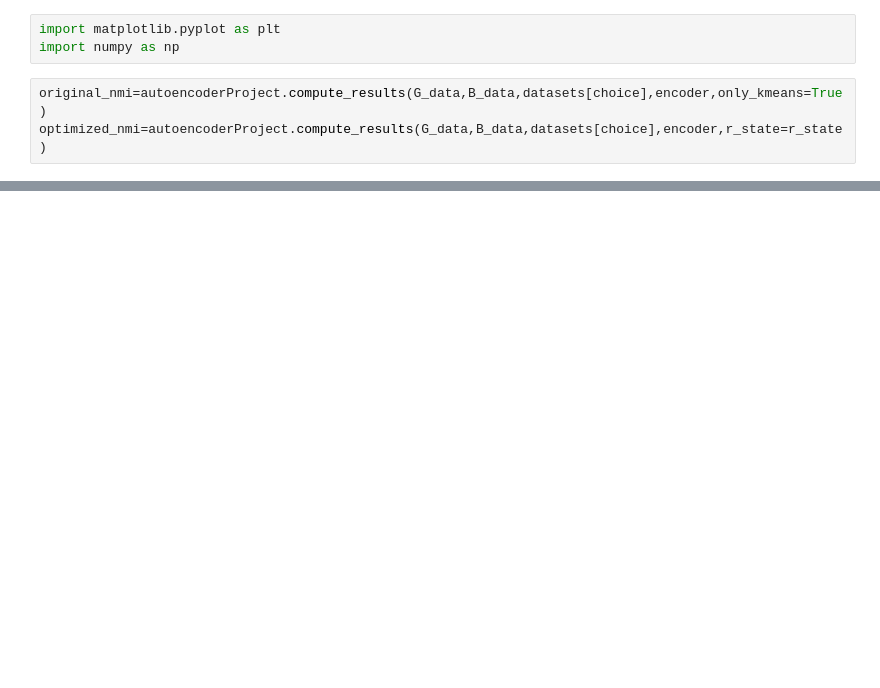
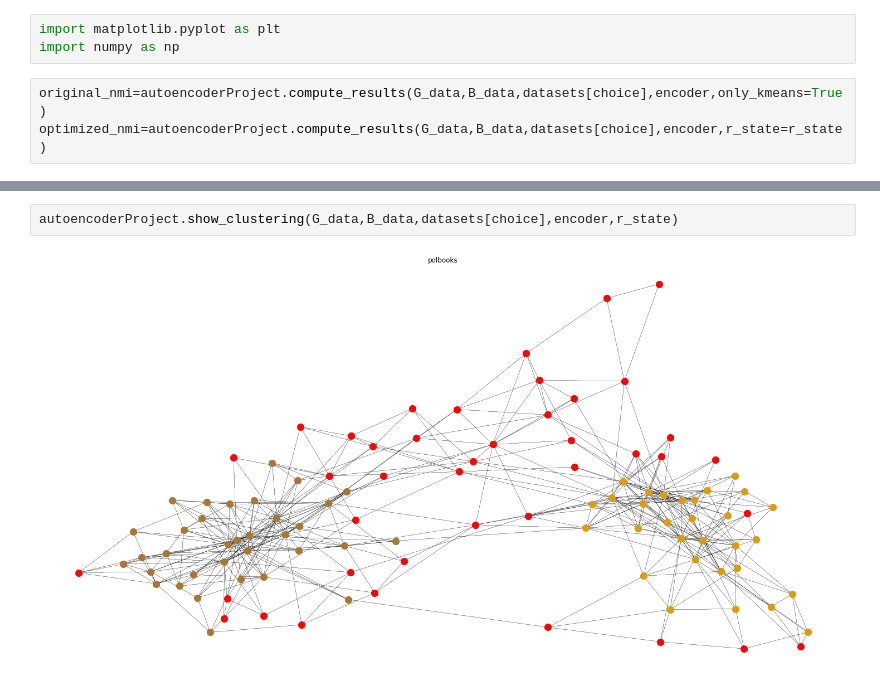
Before and after one commit to adityachoudharyclg/internshipProjectClg, a Jupyter notebook: ProjectFolder/project.ipynb, the cells around one changed output, grey strips where cells are left out. Saved outputs shown, nothing was run; the diff lists cells and outputs as text; blank space fills up the shorter version.

```diff
--- a/ProjectFolder/project.ipynb
+++ b/ProjectFolder/project.ipynb
@@ -99,0 +103,4 @@ Improvement upon kmeans:4.1%
+# %%
+autoencoderProject.show_clustering(G_data,B_data,datasets[choice],encoder,r_state)
+# %% [output]
+[figure, added]
```
Also changed, not shown: parts of 4 cells of this notebook, 1 other file.
